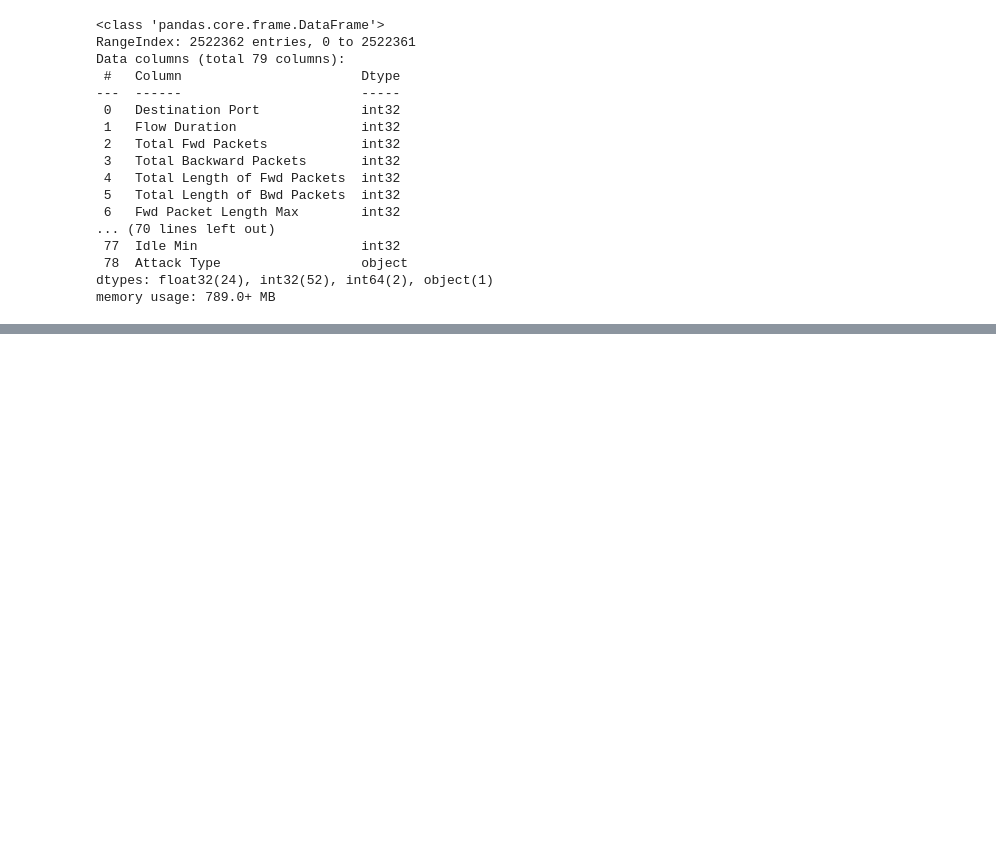
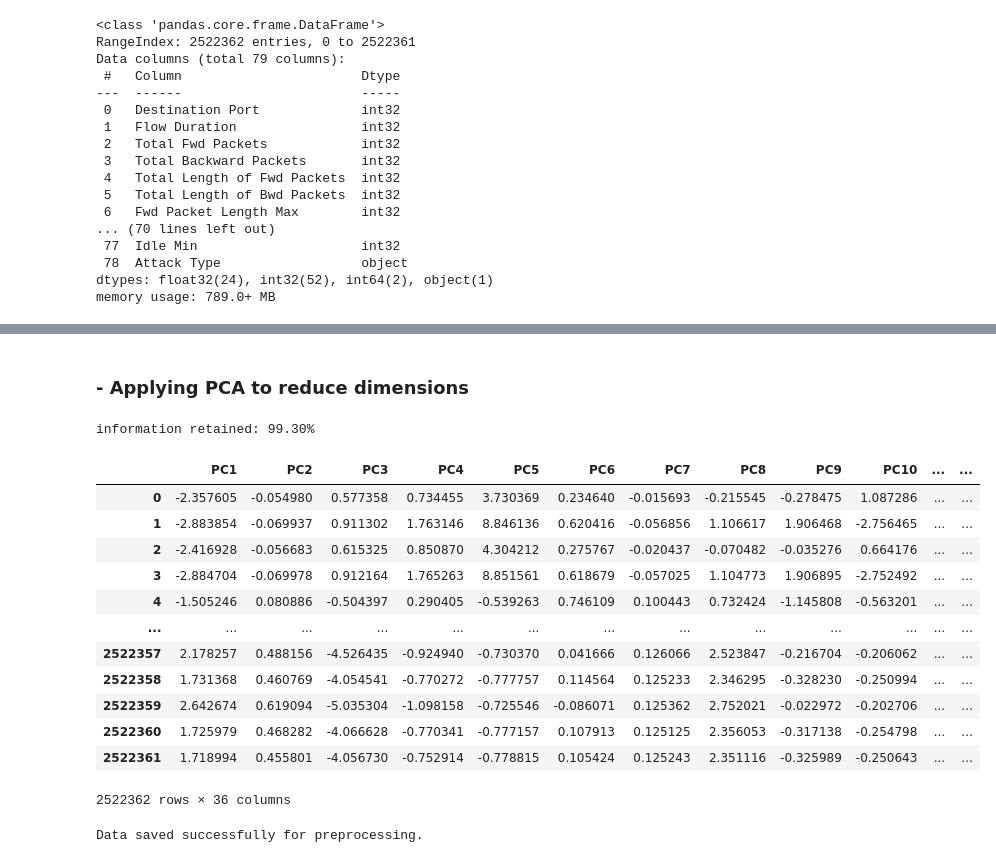
Before and after one commit to Mahi0606/IDS_System, a Jupyter notebook: Data_Preprocessing.ipynb, the cells around one changed output, grey strips where cells are left out. Cells and saved outputs as stored; diff of their text form; code cells hidden in the pictures; blank space fills up the shorter version.

Commit message:
Done data preprocessing of the dataset

```diff
--- a/Data_Preprocessing.ipynb
+++ b/Data_Preprocessing.ipynb
@@ -78,3 +78,14 @@ data.describe().transpose()
 | Idle Std | 2522362.0 | 5.654432e+05 | 4.872678e+06 | 0.000000e+00 | 0.000000 | 0.000000 | 0.000000e+00 | 7.690000e+07 |
 | Idle Max | 2522362.0 | 9.757716e+06 | 2.561067e+07 | 0.000000e+00 | 0.000000 | 0.000000 | 0.000000e+00 | 1.200000e+08 |
 | Idle Min | 2522362.0 | 8.887157e+06 | 2.457481e+07 | 0.000000e+00 | 0.000000 | 0.000000 | 0.000000e+00 | 1.200000e+08 |
+# %%
+# Dropping columns with only one unique value
+num_unique = data.nunique()
+one_variable = num_unique[num_unique == 1]
+not_one_variable = num_unique[num_unique > 1].index
+
+dropped_cols = one_variable.index
+data = data[not_one_variable]
+
+print('Dropped columns:')
+dropped_cols
@@ -80,0 +127,47 @@ data.describe().transpose()
+# %% [markdown]
+### - Applying PCA to reduce dimensions
+# %%
+# Standardizing the dataset
+from sklearn.preprocessing import StandardScaler
+
+features = data.drop('Attack Type', axis = 1)
+attacks = data['Attack Type']
+
+scaler = StandardScaler()
+scaled_features = scaler.fit_transform(features)
+# %%
+from sklearn.decomposition import IncrementalPCA
+
+size = len(features.columns) // 2
+ipca = IncrementalPCA(n_components = size, batch_size = 500)
+for batch in np.array_split(scaled_features, len(features) // 500):
+    ipca.partial_fit(batch)
+
+print(f'information retained: {sum(ipca.explained_variance_ratio_):.2%}')
+# %% [output]
+information retained: 99.30%
+# %%
+transformed_features = ipca.transform(scaled_features)
+new_data = pd.DataFrame(transformed_features, columns = [f'PC{i+1}' for i in range(size)])
+new_data['Attack Type'] = attacks.values
+# %%
+new_data
+# %% [output]
+|  | PC1 | PC2 | PC3 | PC4 | PC5 | PC6 | PC7 | PC8 | PC9 | PC10 | ... | ... |
+| 0 | -2.357605 | -0.054980 | 0.577358 | 0.734455 | 3.730369 | 0.234640 | -0.015693 | -0.215545 | -0.278475 | 1.087286 | ... | ... |
+| 1 | -2.883854 | -0.069937 | 0.911302 | 1.763146 | 8.846136 | 0.620416 | -0.056856 | 1.106617 | 1.906468 | -2.756465 | ... | ... |
+| 2 | -2.416928 | -0.056683 | 0.615325 | 0.850870 | 4.304212 | 0.275767 | -0.020437 | -0.070482 | -0.035276 | 0.664176 | ... | ... |
+| 3 | -2.884704 | -0.069978 | 0.912164 | 1.765263 | 8.851561 | 0.618679 | -0.057025 | 1.104773 | 1.906895 | -2.752492 | ... | ... |
+| 4 | -1.505246 | 0.080886 | -0.504397 | 0.290405 | -0.539263 | 0.746109 | 0.100443 | 0.732424 | -1.145808 | -0.563201 | ... | ... |
+| ... | ... | ... | ... | ... | ... | ... | ... | ... | ... | ... | ... | ... |
+| 2522357 | 2.178257 | 0.488156 | -4.526435 | -0.924940 | -0.730370 | 0.041666 | 0.126066 | 2.523847 | -0.216704 | -0.206062 | ... | ... |
+| 2522358 | 1.731368 | 0.460769 | -4.054541 | -0.770272 | -0.777757 | 0.114564 | 0.125233 | 2.346295 | -0.328230 | -0.250994 | ... | ... |
+| 2522359 | 2.642674 | 0.619094 | -5.035304 | -1.098158 | -0.725546 | -0.086071 | 0.125362 | 2.752021 | -0.022972 | -0.202706 | ... | ... |
+| 2522360 | 1.725979 | 0.468282 | -4.066628 | -0.770341 | -0.777157 | 0.107913 | 0.125125 | 2.356053 | -0.317138 | -0.254798 | ... | ... |
+| 2522361 | 1.718994 | 0.455801 | -4.056730 | -0.752914 | -0.778815 | 0.105424 | 0.125243 | 2.351116 | -0.325989 | -0.250643 | ... | ... |
+2522362 rows × 36 columns
+# %%
+data.to_csv('intermediate_data/Data_after_Preprocessing.csv', index=False)
+print("Data saved successfully for preprocessing.")
+# %% [output]
+Data saved successfully for preprocessing.
```
Also changed, not shown: parts of 4 cells of this notebook.
